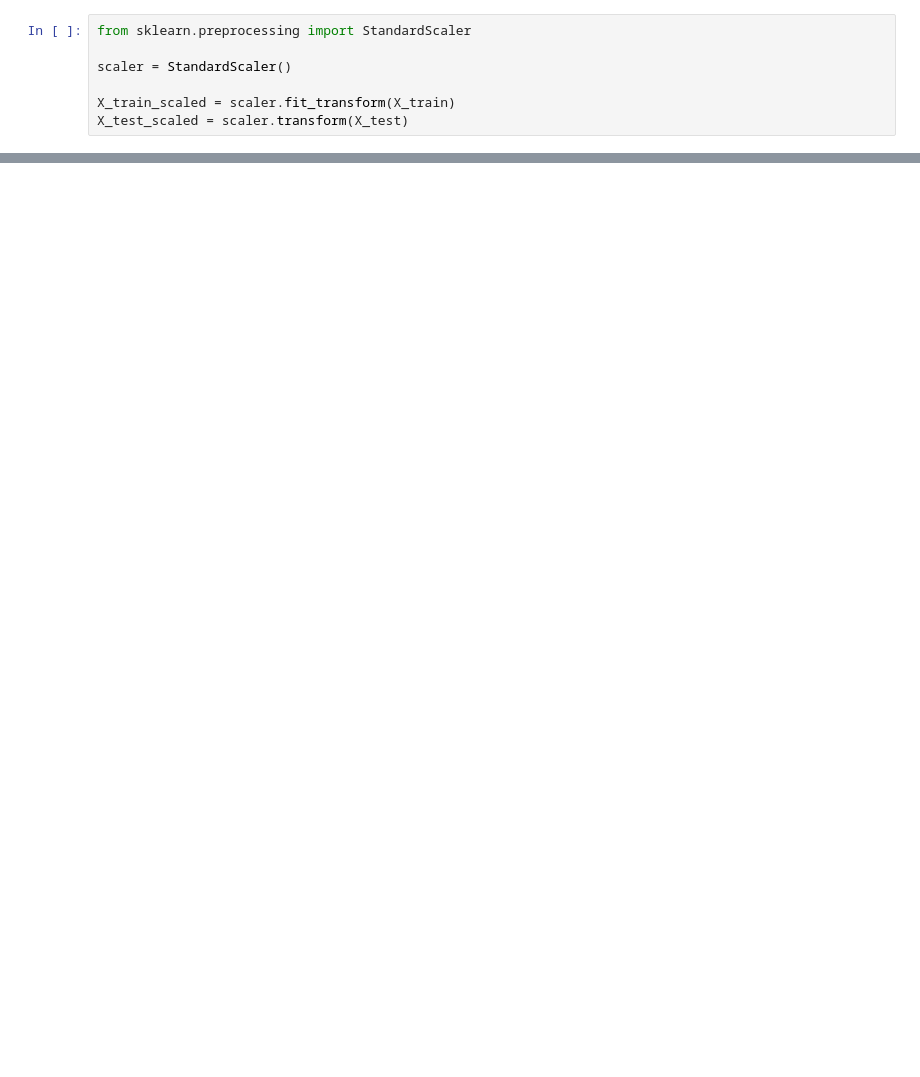
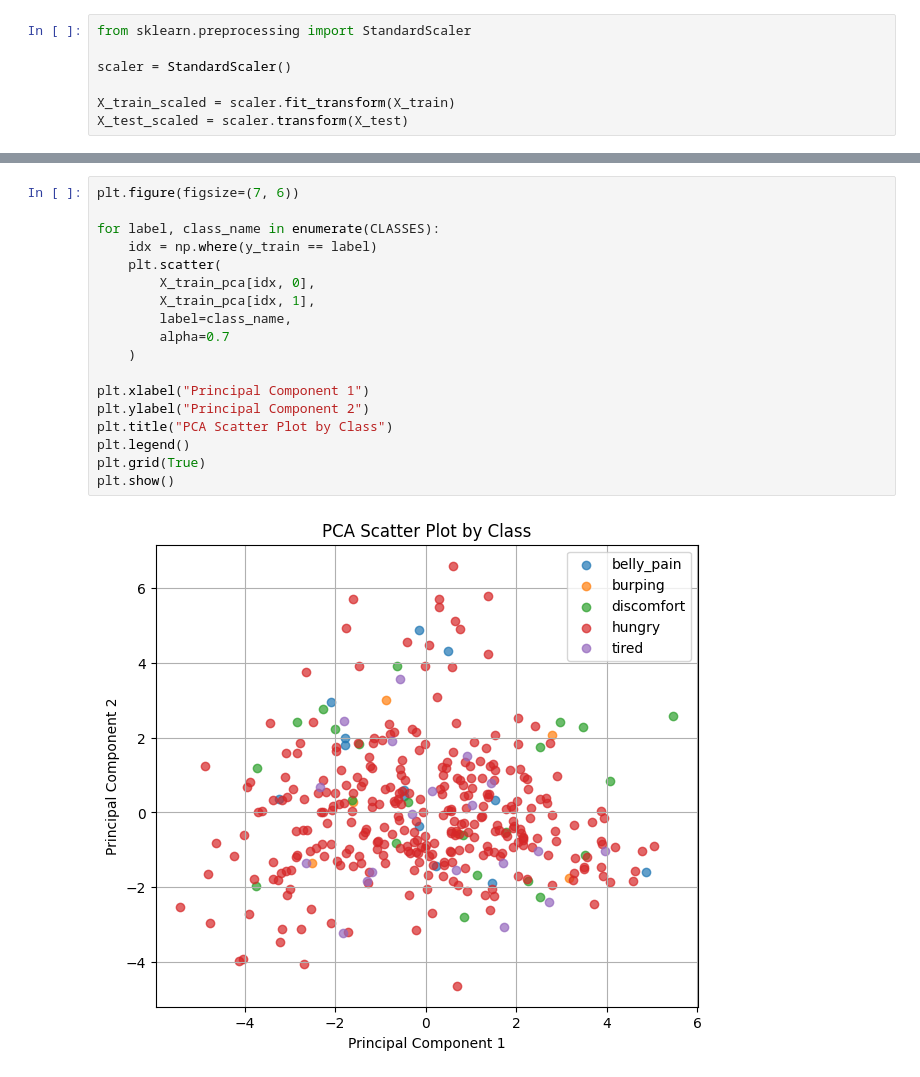
Before and after one commit to Adilrasheed1/ml-project, a Jupyter notebook: notebooks/exploreData.ipynb, the cells around one changed output, grey strips where cells are left out. Saved outputs shown, nothing was run; the diff lists cells and outputs as text; blank space fills up the shorter version.

```diff
--- a/notebooks/exploreData.ipynb
+++ b/notebooks/exploreData.ipynb
@@ -187,0 +282,20 @@ ModuleNotFoundError: No module named 'imblearn'
+# %%
+plt.figure(figsize=(7, 6))
+
+for label, class_name in enumerate(CLASSES):
+    idx = np.where(y_train == label)
+    plt.scatter(
+        X_train_pca[idx, 0],
+        X_train_pca[idx, 1],
+        label=class_name,
+        alpha=0.7
+    )
+
+plt.xlabel("Principal Component 1")
+plt.ylabel("Principal Component 2")
+plt.title("PCA Scatter Plot by Class")
+plt.legend()
+plt.grid(True)
+plt.show()
+# %% [output]
+[figure, added]
```
Also changed, not shown: parts of 12 cells of this notebook.
